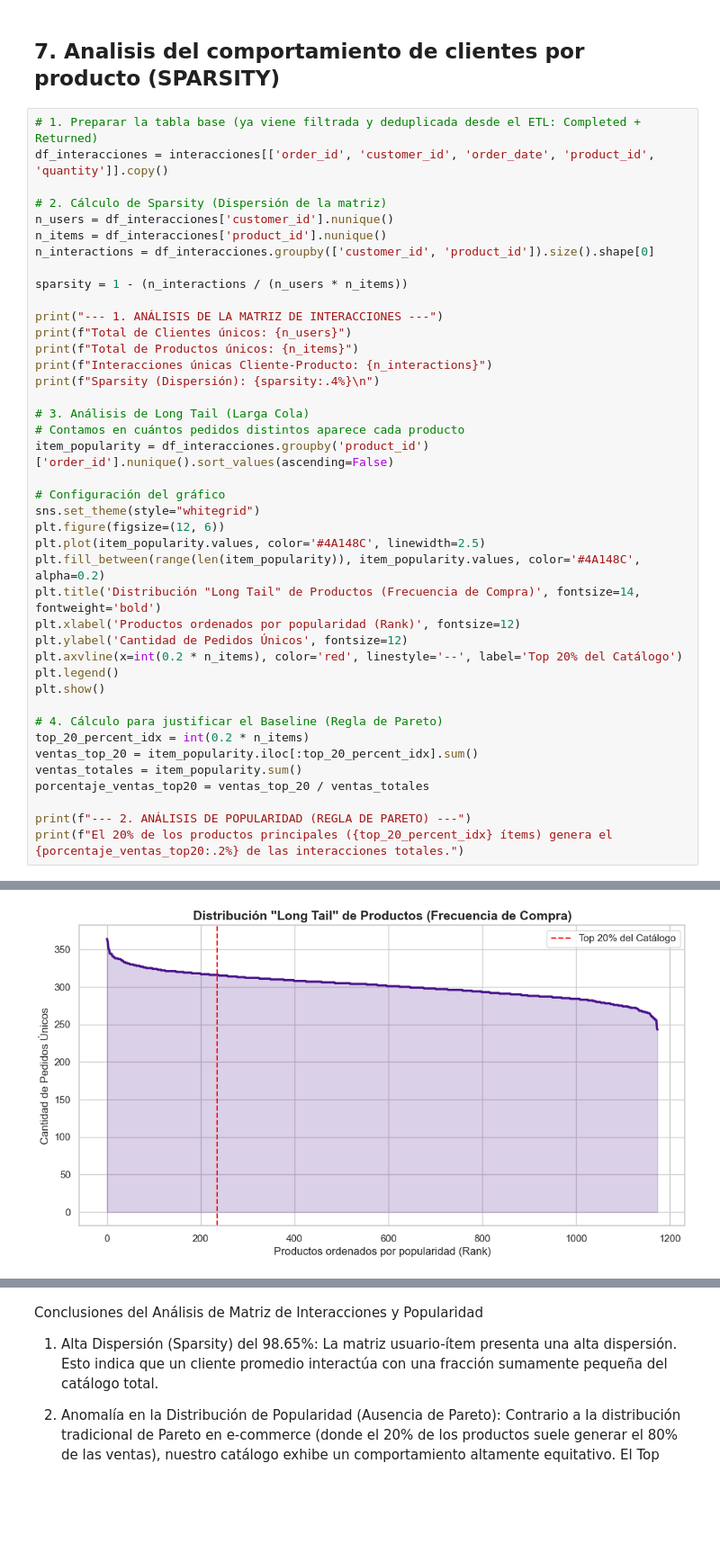
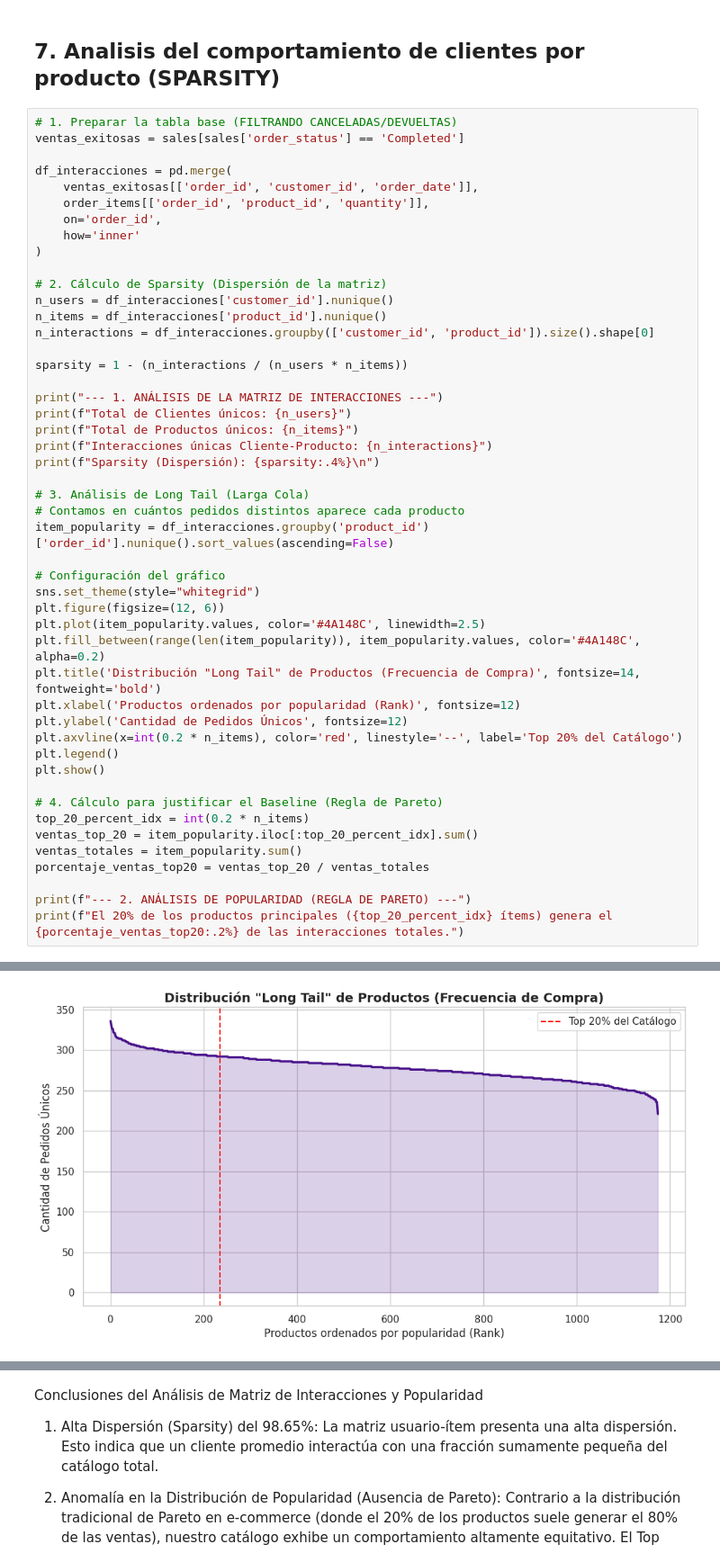
Before and after one commit to SaraHenaoB/Final-Proyect, a Jupyter notebook: notebooks/02_eda_profundo.ipynb, the cells around one changed output, grey strips where cells are left out. Shown at 90% size. Drawn from its saved outputs; the diff is of its cells as text; blank space fills up the shorter version.

```diff
--- a/notebooks/02_eda_profundo.ipynb
+++ b/notebooks/02_eda_profundo.ipynb
@@ -359,8 +697,15 @@ Dado que estos valores atípicos representan el comportamiento real de los clien
 # %% [markdown]
 ## 7. Analisis del comportamiento de clientes por producto (SPARSITY)
 # %%
-# 1. Preparar la tabla base (ya viene filtrada y deduplicada desde el ETL: Completed + Returned)
-df_interacciones = interacciones[['order_id', 'customer_id', 'order_date', 'product_id', 'quantity']].copy()
+# 1. Preparar la tabla base (FILTRANDO CANCELADAS/DEVUELTAS)
+ventas_exitosas = sales[sales['order_status'] == 'Completed']
+
+df_interacciones = pd.merge(
+    ventas_exitosas[['order_id', 'customer_id', 'order_date']],
+    order_items[['order_id', 'product_id', 'quantity']],
+    on='order_id',
+    how='inner'
+)
 
 # 2. Cálculo de Sparsity (Dispersión de la matriz)
 n_users = df_interacciones['customer_id'].nunique()
@@ -408,2 +753,2 @@ Sparsity (Dispersión): 98.7938%
-[figure, old version]
+[figure, new version]
 --- 2. ANÁLISIS DE POPULARIDAD (REGLA DE PARETO) ---
```
Also changed, not shown: parts of 15 cells of this notebook, 24 other files.
